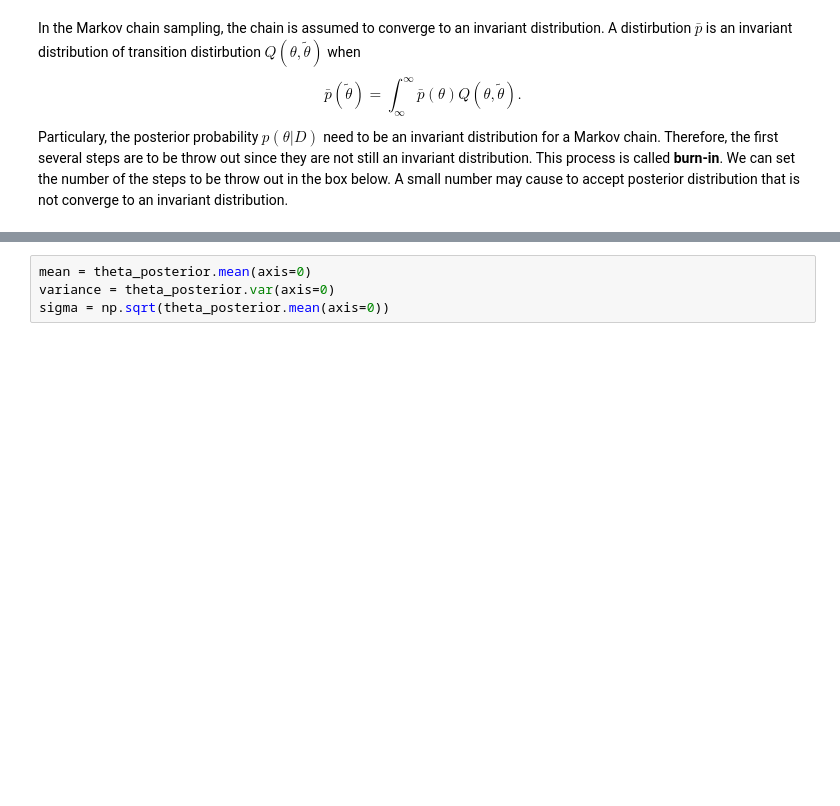
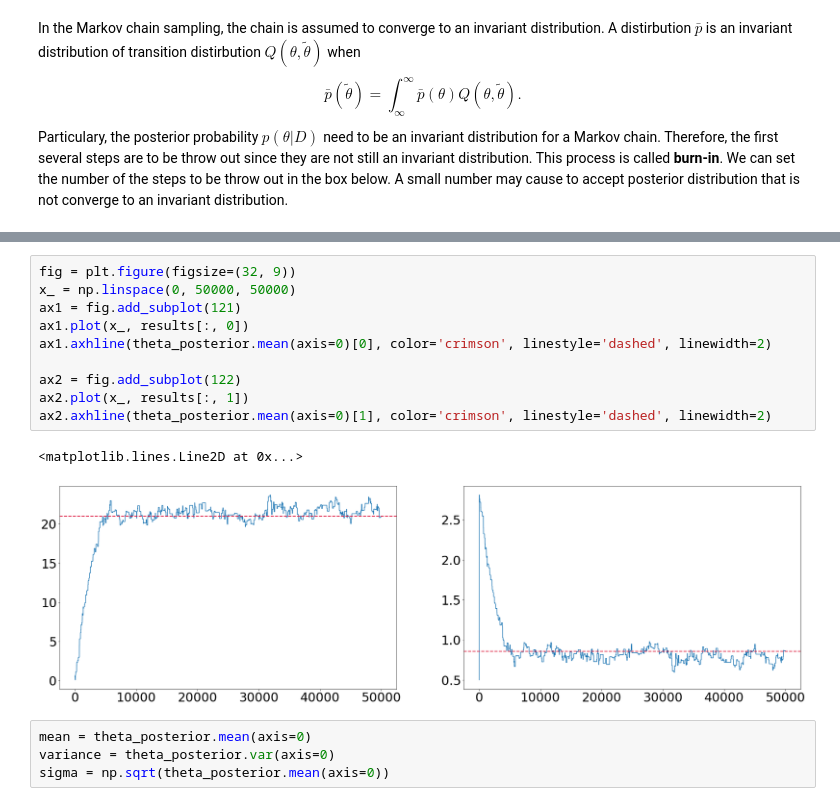
Before and after one commit to malma-flieth/PlasmaSS19atNagoya, a Jupyter notebook: MCMCForSummerSchool.ipynb, the cells around one changed output, grey strips where cells are left out. Saved outputs shown, nothing was run; the diff lists cells and outputs as text; blank space fills up the shorter version.

```diff
--- a/MCMCForSummerSchool.ipynb
+++ b/MCMCForSummerSchool.ipynb
@@ -230,3 +230,16 @@ print(theta_posterior.mean(axis=0))
+# %%
+fig = plt.figure(figsize=(32, 9))
+x_ = np.linspace(0, 50000, 50000)
+ax1 = fig.add_subplot(121)
+ax1.plot(x_, results[:, 0])
+ax1.axhline(theta_posterior.mean(axis=0)[0], color='crimson', linestyle='dashed', linewidth=2)
+
+ax2 = fig.add_subplot(122)
+ax2.plot(x_, results[:, 1])
+ax2.axhline(theta_posterior.mean(axis=0)[1], color='crimson', linestyle='dashed', linewidth=2)
+# %% [output]
+<matplotlib.lines.Line2D at 0x...>
+[figure, added]
 # %%
 mean = theta_posterior.mean(axis=0)
 variance = theta_posterior.var(axis=0)
```
Also changed, not shown: parts of 3 cells of this notebook.
